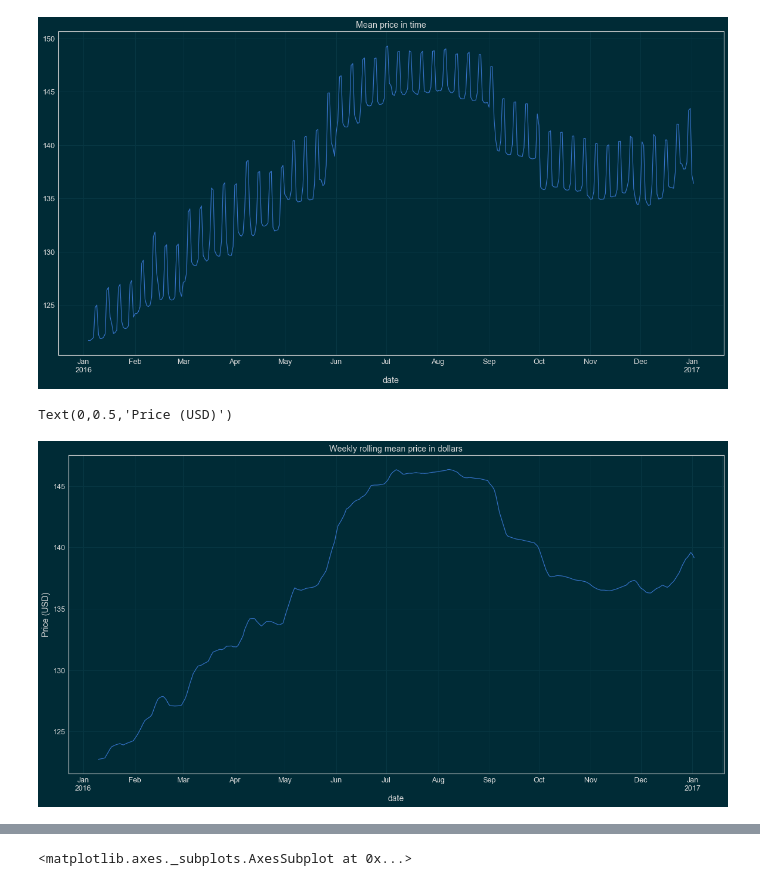
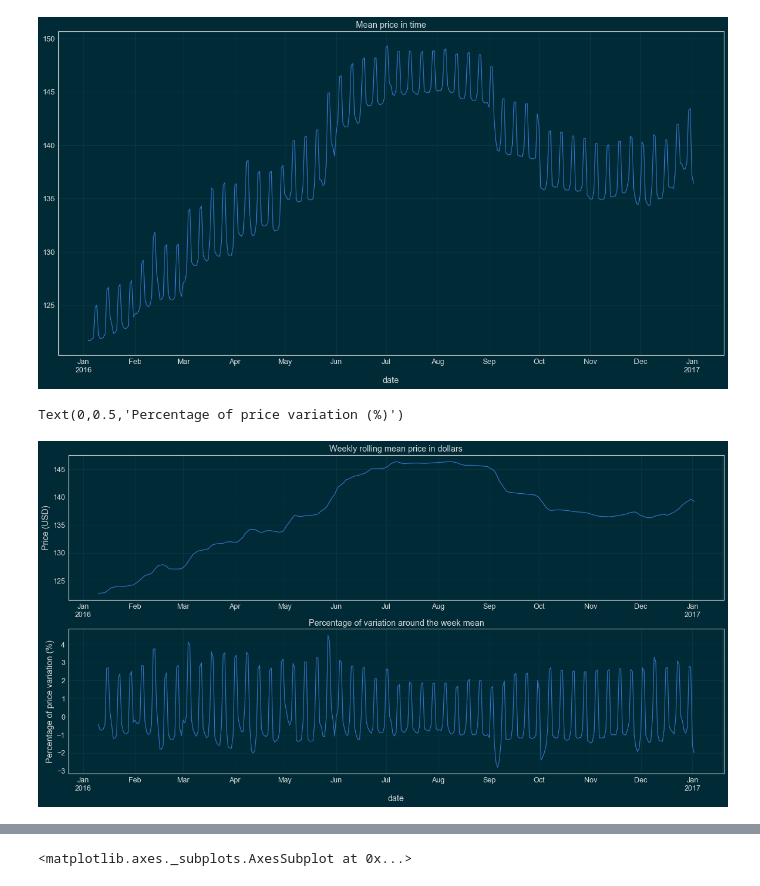
Before and after one commit to mtasende/airbnb-analysis, a Jupyter notebook: notebooks/004-mt-q1-busiest-and-prices.ipynb, the cells around one changed output, grey strips where cells are left out. Saved outputs shown, nothing was run; the diff lists cells and outputs as text; code cells hidden in the pictures.

```diff
--- a/notebooks/004-mt-q1-busiest-and-prices.ipynb
+++ b/notebooks/004-mt-q1-busiest-and-prices.ipynb
@@ -116,10 +116,20 @@ plt.title('Mean price in time')
 Text(0.5,1,'Mean price in time')
 [figure]
 # %%
+rows, cols = (2, 1)
+
 week_mean = mean_price.rolling(7).mean()
+plt.subplot(rows, cols, 1)
 week_mean.plot()
 plt.title('Weekly rolling mean price in dollars')
 plt.ylabel('Price (USD)')
+plt.xlabel('')
+
+weekly_price = (mean_price - week_mean) / week_mean
+plt.subplot(rows, cols, 2)
+(100 * weekly_price).plot()
+plt.title('Percentage of variation around the week mean')
+plt.ylabel('Percentage of price variation (%)')
 # %% [output]
-Text(0,0.5,'Price (USD)')
+Text(0,0.5,'Percentage of price variation (%)')
-[figure, old version]
+[figure, new version]
```
Also changed, not shown: parts of 4 cells of this notebook, 15 other files.
